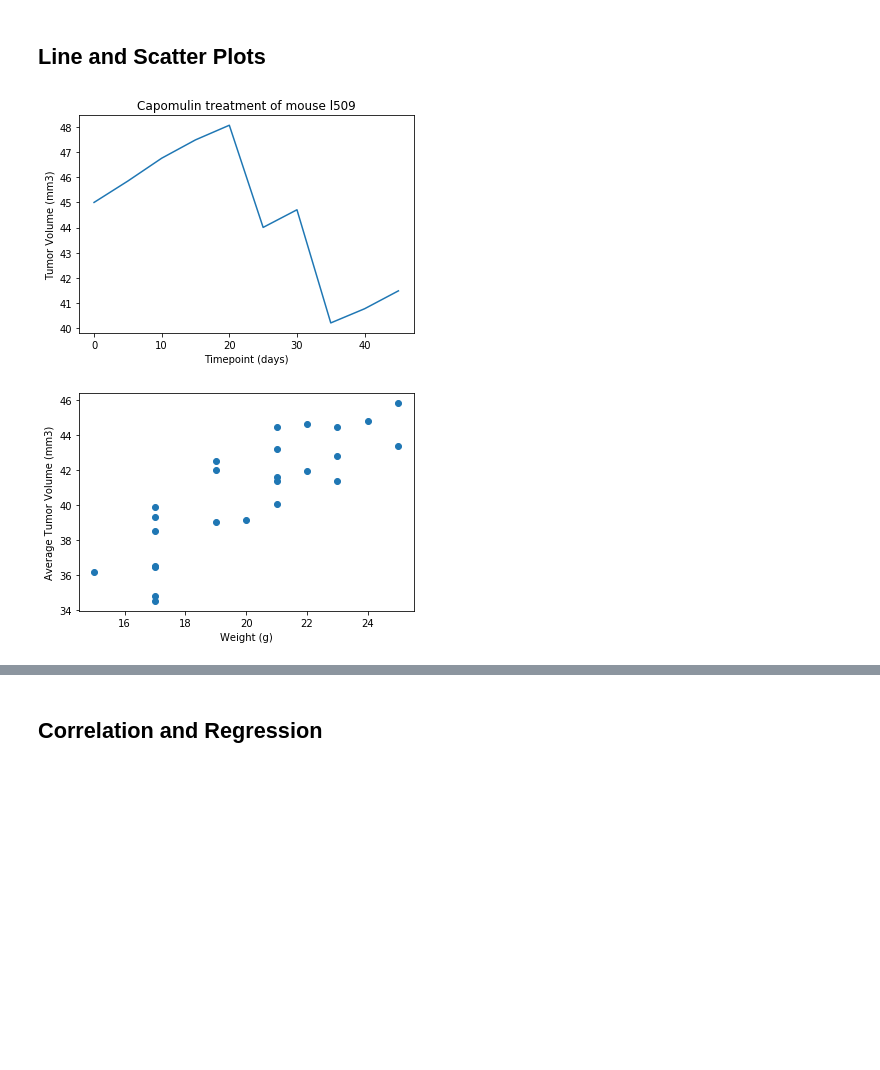
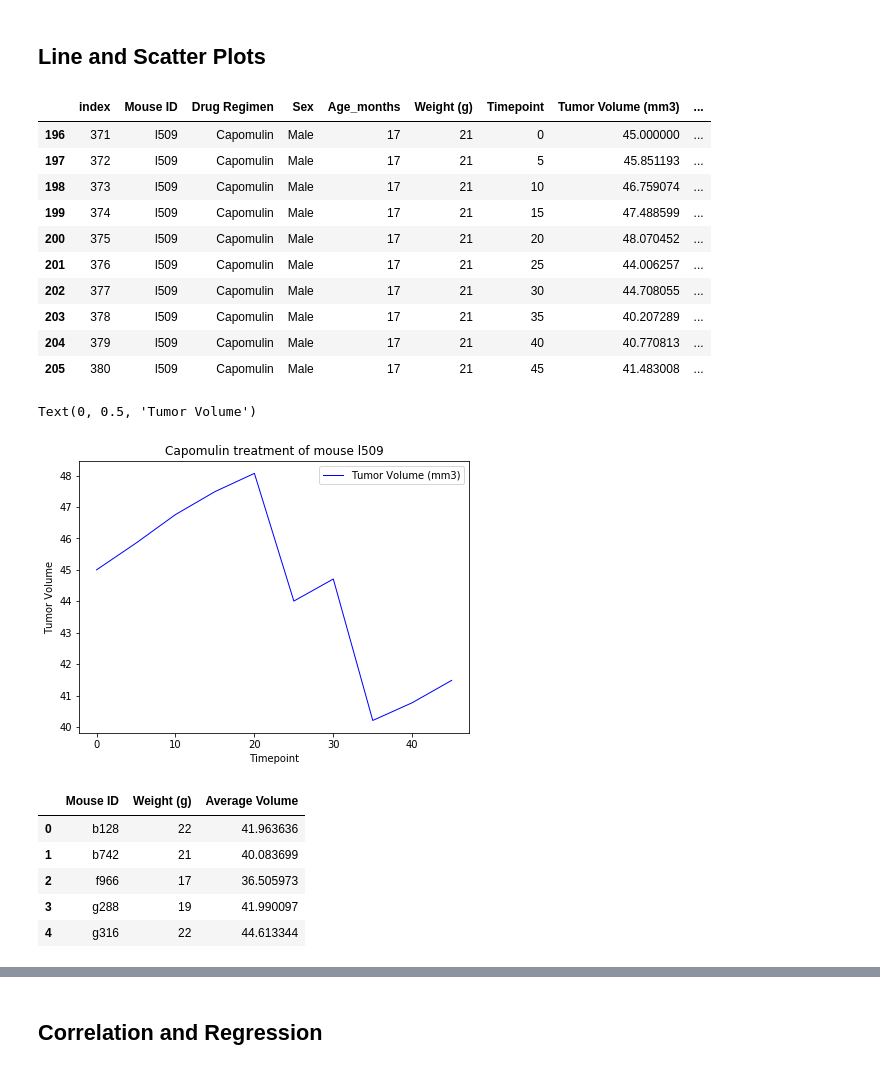
Before and after one commit to hlstevens16/matplotlib---challenge, a Jupyter notebook: Pymaceuticals.ipynb, the cells around one changed output, grey strips where cells are left out. Saved outputs shown, nothing was run; the diff lists cells and outputs as text; code cells hidden in the pictures; blank space fills up the shorter version.

```diff
--- a/Pymaceuticals.ipynb
+++ b/Pymaceuticals.ipynb
@@ -245,9 +258,40 @@ Ceftamin's potential outliers: Series([], Name: Tumor Volume (mm3), dtype: float
 ## Line and Scatter Plots
 # %%
 # Generate a line plot of time point versus tumor volume for a mouse treated with Capomulin
+capomulin_df = merge_df.loc[merge_df["Drug Regimen"] =="Capomulin"]
+capomulin_df = capomulin_df.reset_index()
+capomulin_singlemouse_df = capomulin_df.loc[capomulin_df["Mouse ID"] == "l509"]
+capomulin_singlemouse_df
 # %% [output]
-[figure, removed]
+|  | index | Mouse ID | Drug Regimen | Sex | Age_months | Weight (g) | Timepoint | Tumor Volume (mm3) | ... |
+| 196 | 371 | l509 | Capomulin | Male | 17 | 21 | 0 | 45.000000 | ... |
+| 197 | 372 | l509 | Capomulin | Male | 17 | 21 | 5 | 45.851193 | ... |
+| 198 | 373 | l509 | Capomulin | Male | 17 | 21 | 10 | 46.759074 | ... |
+| 199 | 374 | l509 | Capomulin | Male | 17 | 21 | 15 | 47.488599 | ... |
+| 200 | 375 | l509 | Capomulin | Male | 17 | 21 | 20 | 48.070452 | ... |
+| 201 | 376 | l509 | Capomulin | Male | 17 | 21 | 25 | 44.006257 | ... |
+| 202 | 377 | l509 | Capomulin | Male | 17 | 21 | 30 | 44.708055 | ... |
+| 203 | 378 | l509 | Capomulin | Male | 17 | 21 | 35 | 40.207289 | ... |
+| 204 | 379 | l509 | Capomulin | Male | 17 | 21 | 40 | 40.770813 | ... |
+| 205 | 380 | l509 | Capomulin | Male | 17 | 21 | 45 | 41.483008 | ... |
+# %%
+capomulin_singlemouse_df = capomulin_singlemouse_df.loc[:, ["Timepoint", "Tumor Volume (mm3)"]]
+capomulin_singlemouse_df = capomulin_singlemouse_df.reset_index(drop=True)
+capomulin_singlemouse_df.set_index('Timepoint').plot(figsize=(7, 5), linewidth=1, color='b', title = "Capomulin treatment of mouse l509")
+plt.ylabel("Tumor Volume")
+# %% [output]
+Text(0, 0.5, 'Tumor Volume')
+[figure, added]
 # %%
 # Generate a scatter plot of mouse weight versus average tumor volume for the Capomulin regimen
+scatter_df = capomulin_df.loc[:, ["Mouse ID","Weight (g)", "Tumor Volume (mm3)"]]
+capolmulin_average_wvt = pd.DataFrame(scatter_df.groupby(["Mouse ID", "Weight (g)"])["Tumor Volume (mm3)"].mean()).reset_index()
+capolmulin_average_wvt = capolmulin_average_wvt.rename(columns = {"Tumor Volume (mm3)": "Average Volume"})
+capolmulin_average_wvt.head()
 # %% [output]
-[figure, removed]
+|  | Mouse ID | Weight (g) | Average Volume |
+| 0 | b128 | 22 | 41.963636 |
+| 1 | b742 | 21 | 40.083699 |
+| 2 | f966 | 17 | 36.505973 |
+| 3 | g288 | 19 | 41.990097 |
+| 4 | g316 | 22 | 44.613344 |
```
Also changed, not shown: parts of 12 cells of this notebook.
